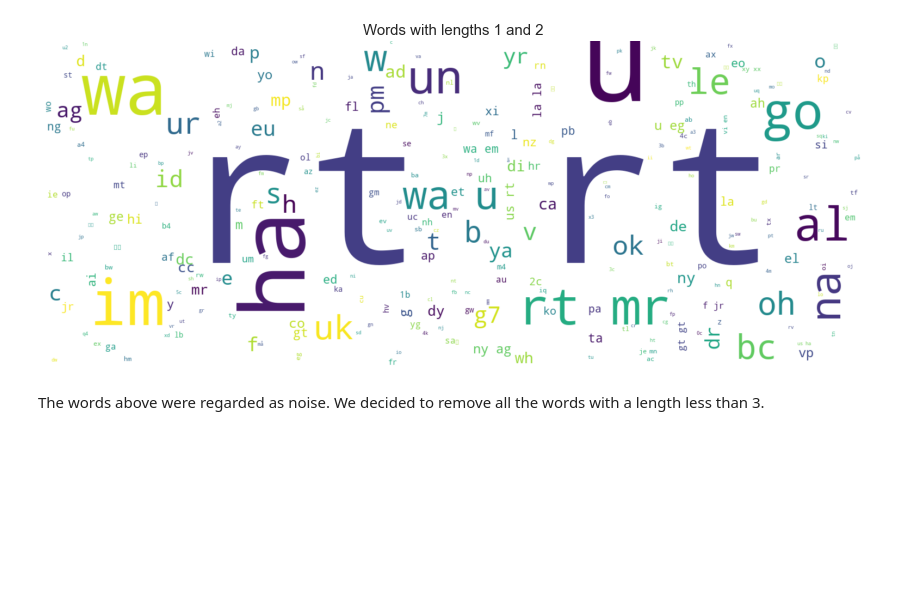
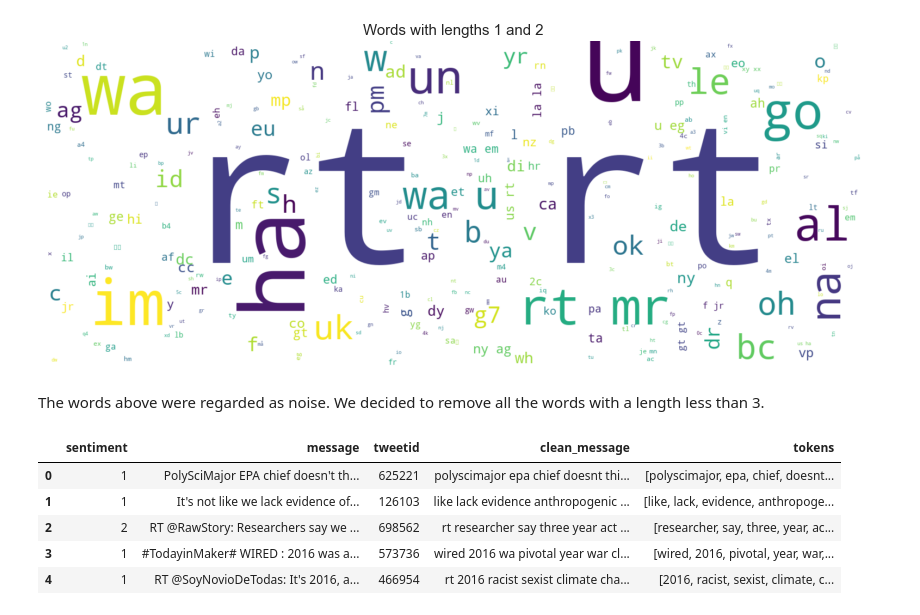
Before and after one commit to nkonyanihlulani/EDSA_Classification_TS3, a Jupyter notebook: EDSA_Classification_TS3.ipynb, the cells around one changed output. Cells and saved outputs as stored; diff of their text form; code cells hidden in the pictures; blank space fills up the shorter version.

```diff
--- a/EDSA_Classification_TS3.ipynb
+++ b/EDSA_Classification_TS3.ipynb
@@ -323,3 +323,12 @@ The words above were regarded as noise. We decided to remove all the words with
 less_than_3 = [i for i in all_words_ls if len(i)<3]
 
 train_df['tokens'] = train_df['tokens'].apply(lambda x : [i for i in x if i not in less_than_3])
+# %%
+train_df.head()
+# %% [output]
+|  | sentiment | message | tweetid | clean_message | tokens |
+| 0 | 1 | PolySciMajor EPA chief doesn't th... | 625221 | polyscimajor epa chief doesnt thi... | [polyscimajor, epa, chief, doesnt... |
+| 1 | 1 | It's not like we lack evidence of... | 126103 | like lack evidence anthropogenic ... | [like, lack, evidence, anthropoge... |
+| 2 | 2 | RT @RawStory: Researchers say we ... | 698562 | rt researcher say three year act ... | [researcher, say, three, year, ac... |
+| 3 | 1 | #TodayinMaker# WIRED : 2016 was a... | 573736 | wired 2016 wa pivotal year war cl... | [wired, 2016, pivotal, year, war,... |
+| 4 | 1 | RT @SoyNovioDeTodas: It's 2016, a... | 466954 | rt 2016 racist sexist climate cha... | [2016, racist, sexist, climate, c... |
```
